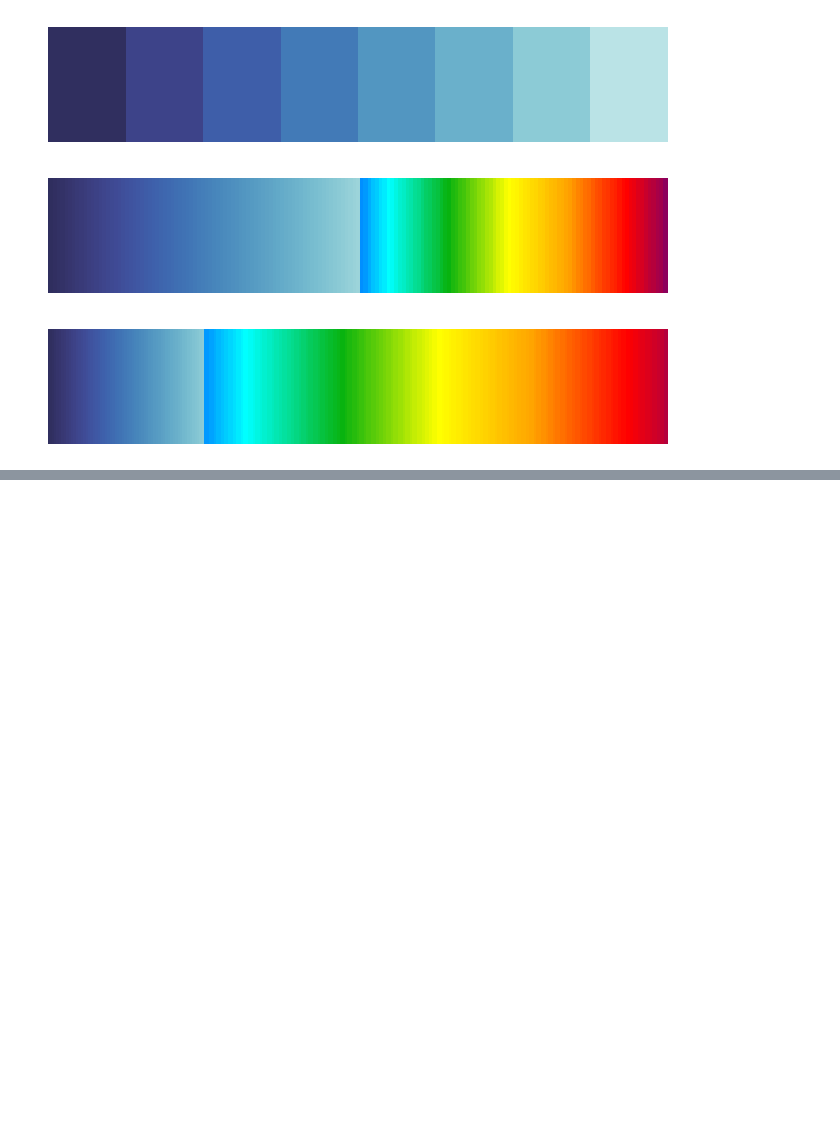
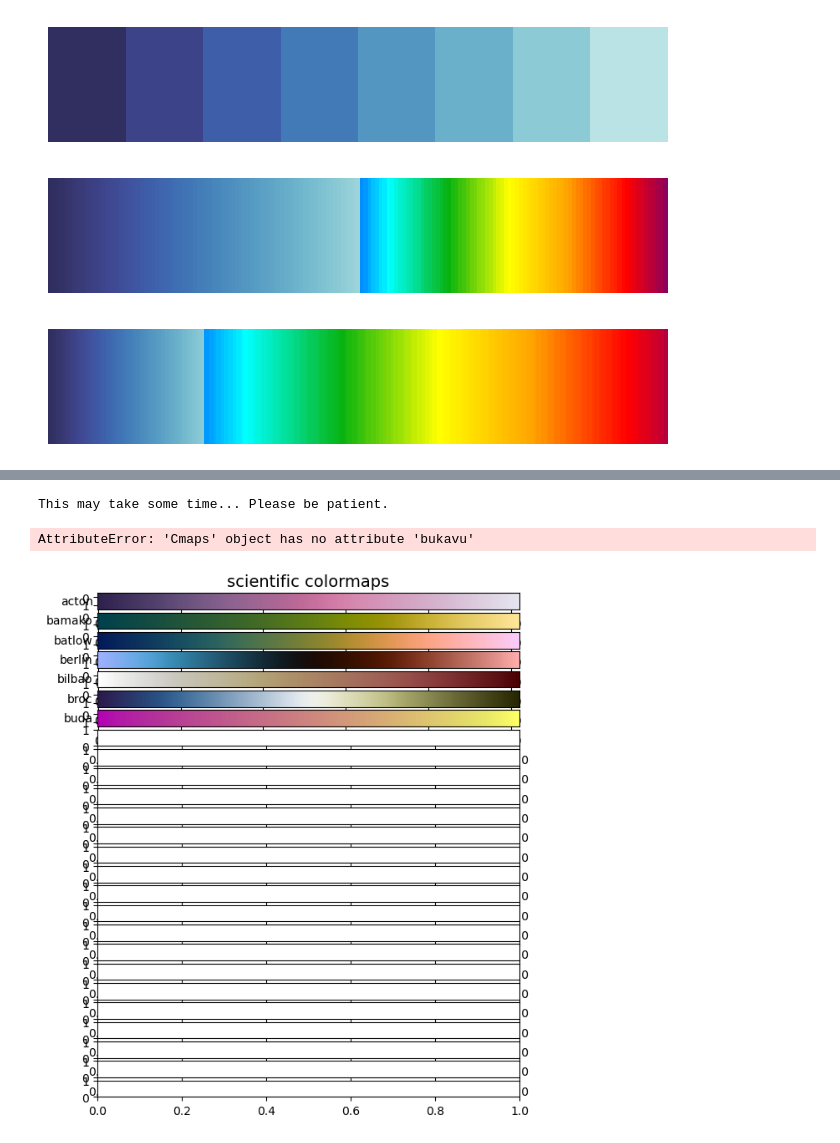
Before and after one commit to pratiman-91/colormaps, a Jupyter notebook: extras/demo.ipynb, the cells around one changed output, grey strips where cells are left out. Drawn from its saved outputs; the diff is of its cells as text; code cells hidden in the pictures; blank space fills up the shorter version.

```diff
--- a/extras/demo.ipynb
+++ b/extras/demo.ipynb
@@ -148,3 +148,10 @@ plt.show()
+# %%
+from colormaps.utils import show_cmaps_collection
+show_cmaps_collection(collection='scientific')
+# %% [output]
+This may take some time... Please be patient.
+AttributeError: 'Cmaps' object has no attribute 'bukavu'
+[figure, added]
 # %%
 from colormaps.utils import show_cmaps_collection
 show_cmaps_collection(collection='cmasher')
```
Also changed, not shown: parts of 4 cells of this notebook, 44 other files.
